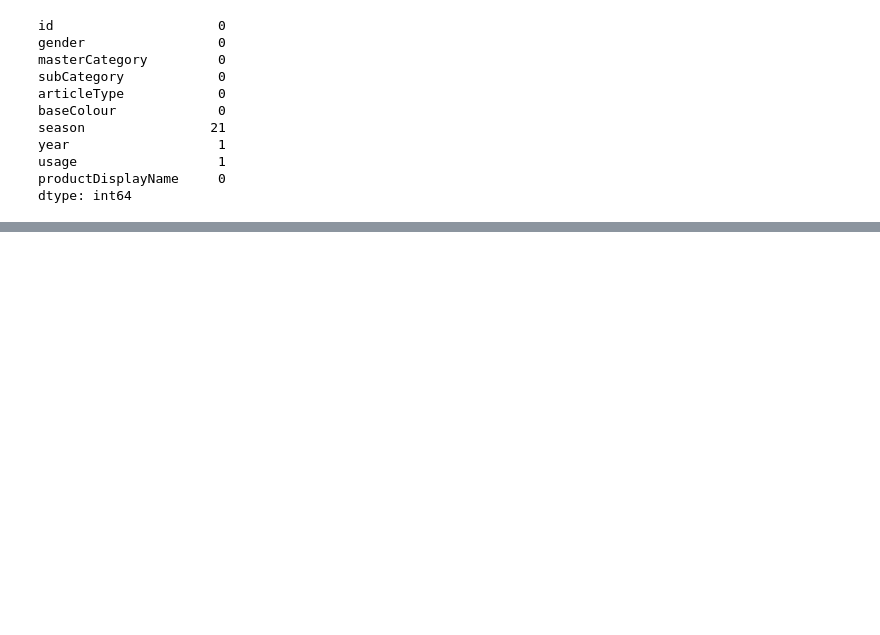
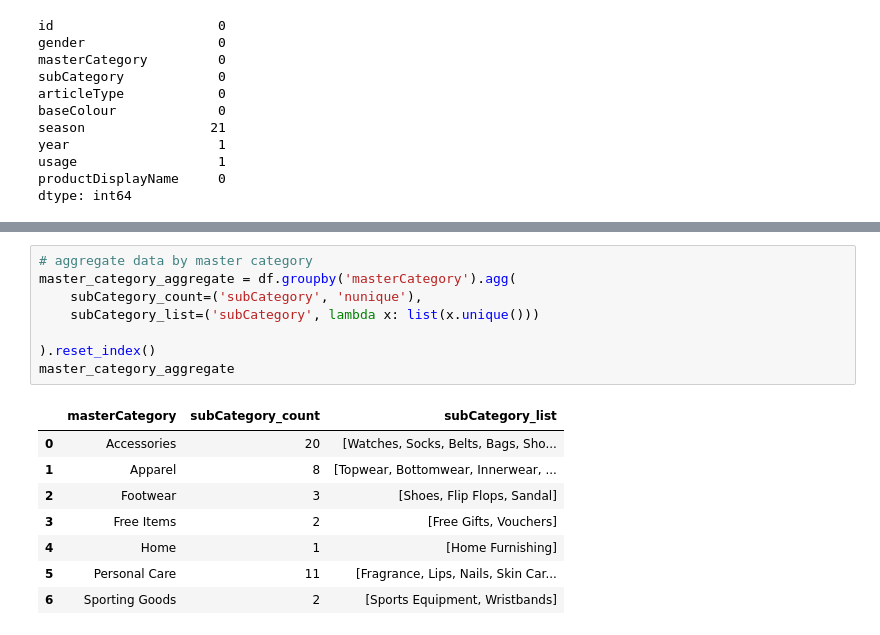
Before and after one commit to melatteshome/e-commerce-data-platform, a Jupyter notebook: notebooks/product_eda.ipynb, the cells around one changed output, grey strips where cells are left out. Drawn from its saved outputs; the diff is of its cells as text; blank space fills up the shorter version.

```diff
--- a/notebooks/product_eda.ipynb
+++ b/notebooks/product_eda.ipynb
@@ -69,0 +93,17 @@ dtype: int64
+# %%
+# aggregate data by master category
+master_category_aggregate = df.groupby('masterCategory').agg(
+    subCategory_count=('subCategory', 'nunique'),
+    subCategory_list=('subCategory', lambda x: list(x.unique()))
+
+).reset_index()
+master_category_aggregate
+# %% [output]
+|  | masterCategory | subCategory_count | subCategory_list |
+| 0 | Accessories | 20 | [Watches, Socks, Belts, Bags, Sho... |
+| 1 | Apparel | 8 | [Topwear, Bottomwear, Innerwear, ... |
+| 2 | Footwear | 3 | [Shoes, Flip Flops, Sandal] |
+| 3 | Free Items | 2 | [Free Gifts, Vouchers] |
+| 4 | Home | 1 | [Home Furnishing] |
+| 5 | Personal Care | 11 | [Fragrance, Lips, Nails, Skin Car... |
+| 6 | Sporting Goods | 2 | [Sports Equipment, Wristbands] |
```
Also changed, not shown: parts of 7 cells of this notebook.
